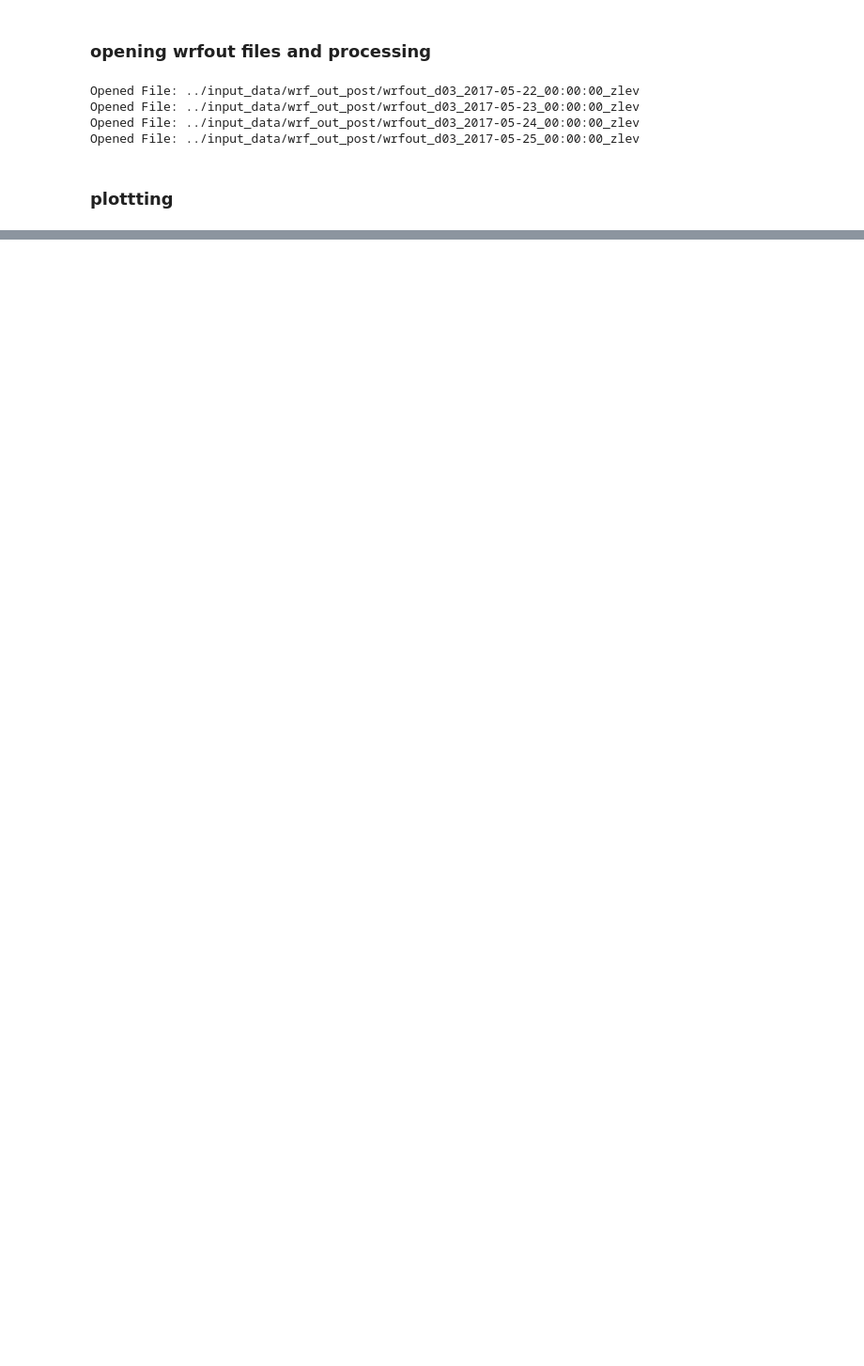
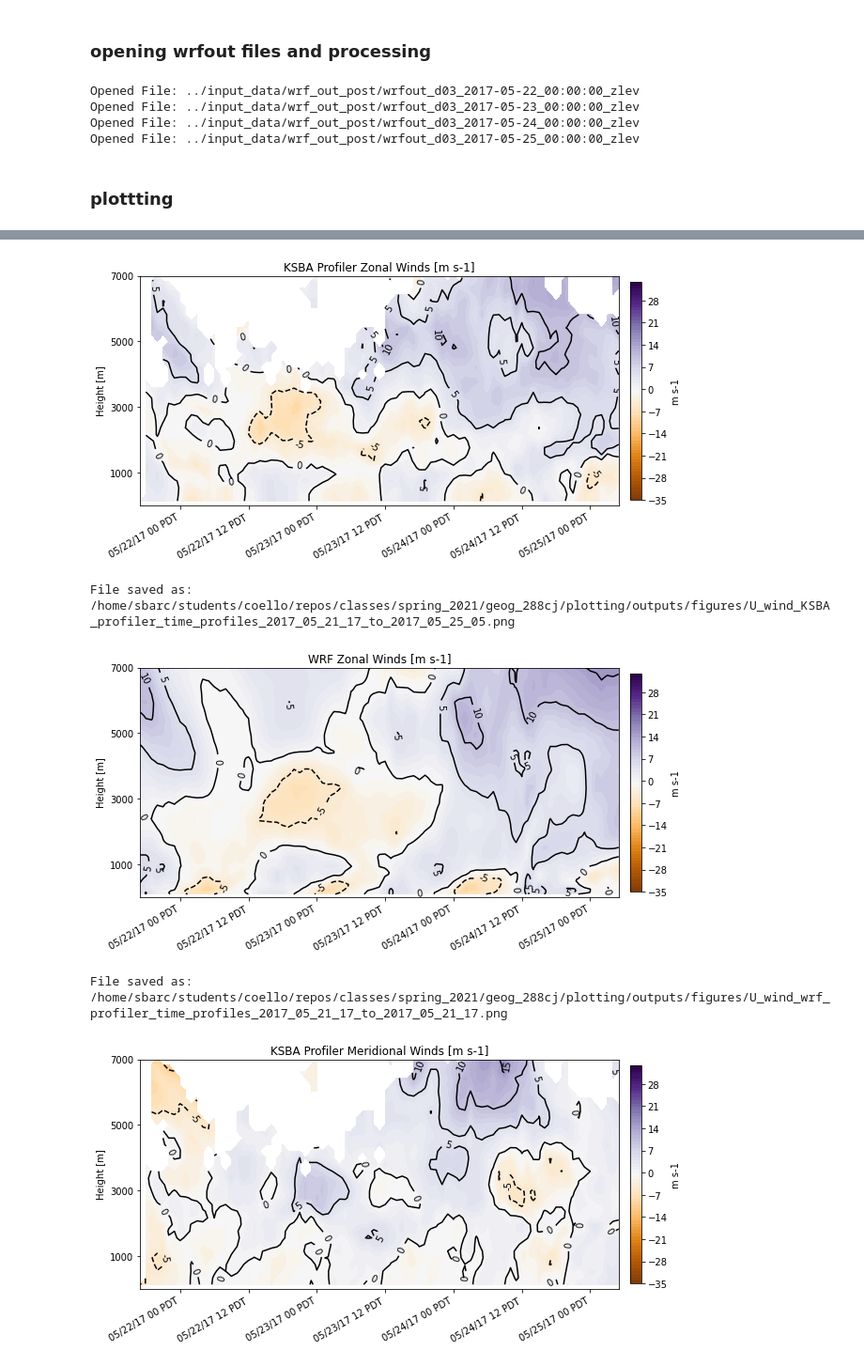
Before and after one commit to mmcoello/spring_2021, a Jupyter notebook: geog_288cj/plotting/analysis/profiler_data_v_wrf.ipynb, the cells around one changed output, grey strips where cells are left out. Shown at 94% size. Saved outputs shown, nothing was run; the diff lists cells and outputs as text; code cells hidden in the pictures; blank space fills up the shorter version.

```diff
--- a/geog_288cj/plotting/analysis/profiler_data_v_wrf.ipynb
+++ b/geog_288cj/plotting/analysis/profiler_data_v_wrf.ipynb
@@ -369,0 +289,25 @@ hght_grid_wrf, times_grid_wrf = np.meshgrid(dwrf.z.values, dwrf.time.values)
+# %%
+uv_min = -35
+uv_max = 35
+
+plot_radiosonde_profiles(wind_times_grid, wind_hght_grid, wind_ds['u'], uv_min, uv_max, 'm s-1', \
+                         'KSBA Profiler Zonal Winds [m s-1]', 'U_wind_KSBA', 'PuOr', \
+                         5, False, None, None, None, None, ymax, fig_outdir)
+
+plot_radiosonde_profiles(times_grid_wrf, hght_grid_wrf, dwrf['u'].sel(station = "KSBA"),\
+                         uv_min, uv_max, 'm s-1', 'WRF Zonal Winds [m s-1]', 'U_wind_wrf', 'PuOr', \
+                         5, False, None, None, None, None, ymax, fig_outdir)
+
+plot_radiosonde_profiles(wind_times_grid, wind_hght_grid, wind_ds['v'], uv_min, uv_max, 'm s-1', \
+                         'KSBA Profiler Meridional Winds [m s-1]', 'V_wind_KSBA', 'PuOr', \
+                         5, False, None, None, None, None, ymax, fig_outdir)
+
+plot_radiosonde_profiles(times_grid_wrf, hght_grid_wrf, dwrf['v'].sel(station = "KSBA"), \
+                         uv_min, uv_max, 'm s-1', 'WRF Meridional Winds [m s-1]', 'V_wind_wrf', 'PuOr', \
+                         5, False, None, None, None, None, ymax, fig_outdir)
+# %% [output]
+[figure, added]
+File saved as: /home/sbarc/students/coello/repos/classes/spring_2021/geog_288cj/plotting/outputs/figures/U_wind_KSBA_profiler_time_profiles_2017_05_21_17_to_2017_05_25_05.png
+[figure, added]
+File saved as: /home/sbarc/students/coello/repos/classes/spring_2021/geog_288cj/plotting/outputs/figures/U_wind_wrf_profiler_time_profiles_2017_05_21_17_to_2017_05_21_17.png
+[figure, added]
```
Also changed, not shown: parts of 27 cells of this notebook, 8 other files.
